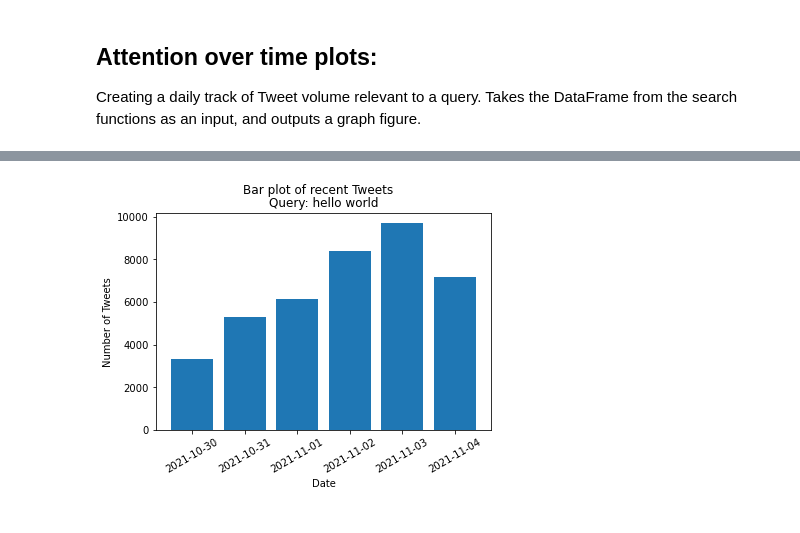
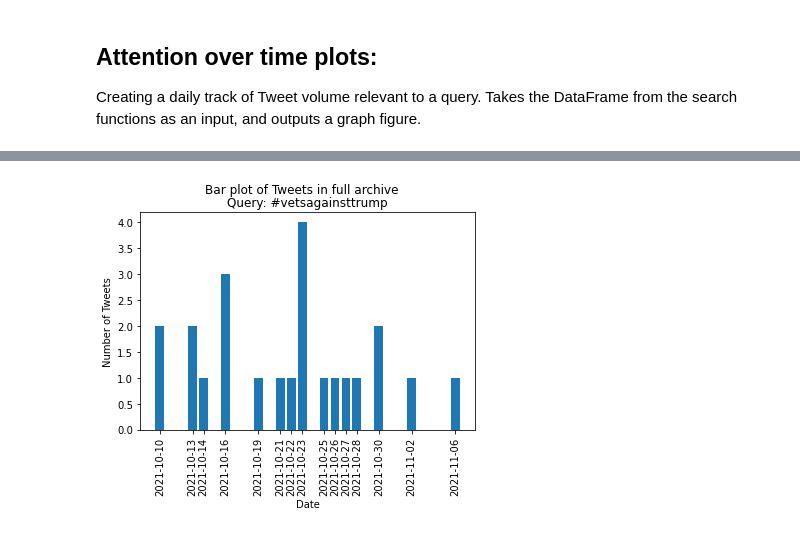
Before and after one commit to rethink-media/rethink-twitter, a Jupyter notebook: notebooks/exploration.ipynb, the cells around one changed output, grey strips where cells are left out. Saved outputs shown, nothing was run; the diff lists cells and outputs as text; code cells hidden in the pictures.

```diff
--- a/notebooks/exploration.ipynb
+++ b/notebooks/exploration.ipynb
@@ -549,6 +602,4 @@ Time taken: 0.15663338502248128 mins
 Creating a daily track of Tweet volume relevant to a query. Takes the DataFrame from the search functions as an input, and outputs a graph figure.
 # %%
 import pandas as pd
-test = pd.read_csv('search_7.csv')
-testrethink-twitter
-Repository for exploring and developing a Python interface to the Twitter API for ReThink Media to use.
+test = pd.read_csv('search_full.csv')
@@ -583,13 +629,13 @@ daily_counts
 # %%
 # bar plot
 import matplotlib.pyplot as plt
 
 plt.bar(daily_counts.index, daily_counts["text"])
-plt.xticks(daily_counts.index, rotation=30)
-plt.suptitle("Bar plot of recent Tweets", fontsize=12)
-plt.title(f"Query: hello world")
+plt.xticks(daily_counts.index, rotation=90)
+plt.suptitle("Bar plot of Tweets in full archive", fontsize=12)
+plt.title(f"Query: #vetsagainsttrump")
 plt.xlabel("Date")
 plt.ylabel("Number of Tweets")
 plt.show()
 # %% [output]
-[figure, old version]
+[figure, new version]
```
Also changed, not shown: parts of 6 cells of this notebook, 2 other files.
